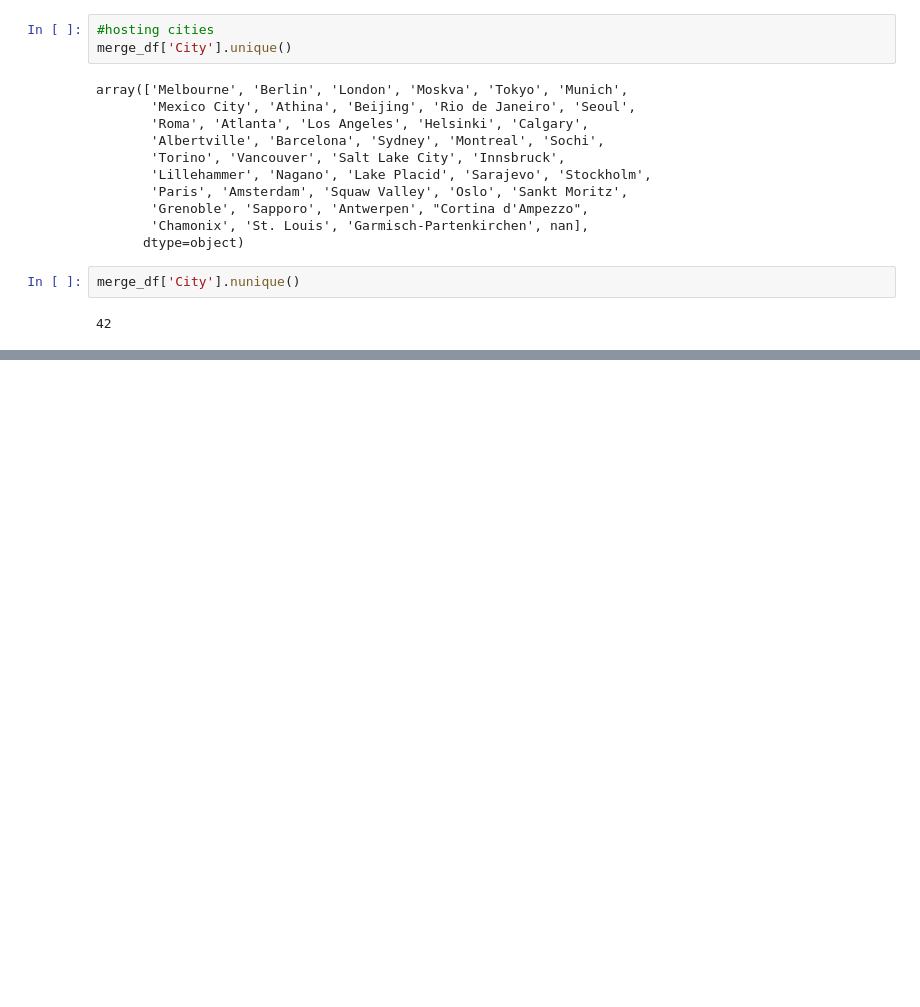
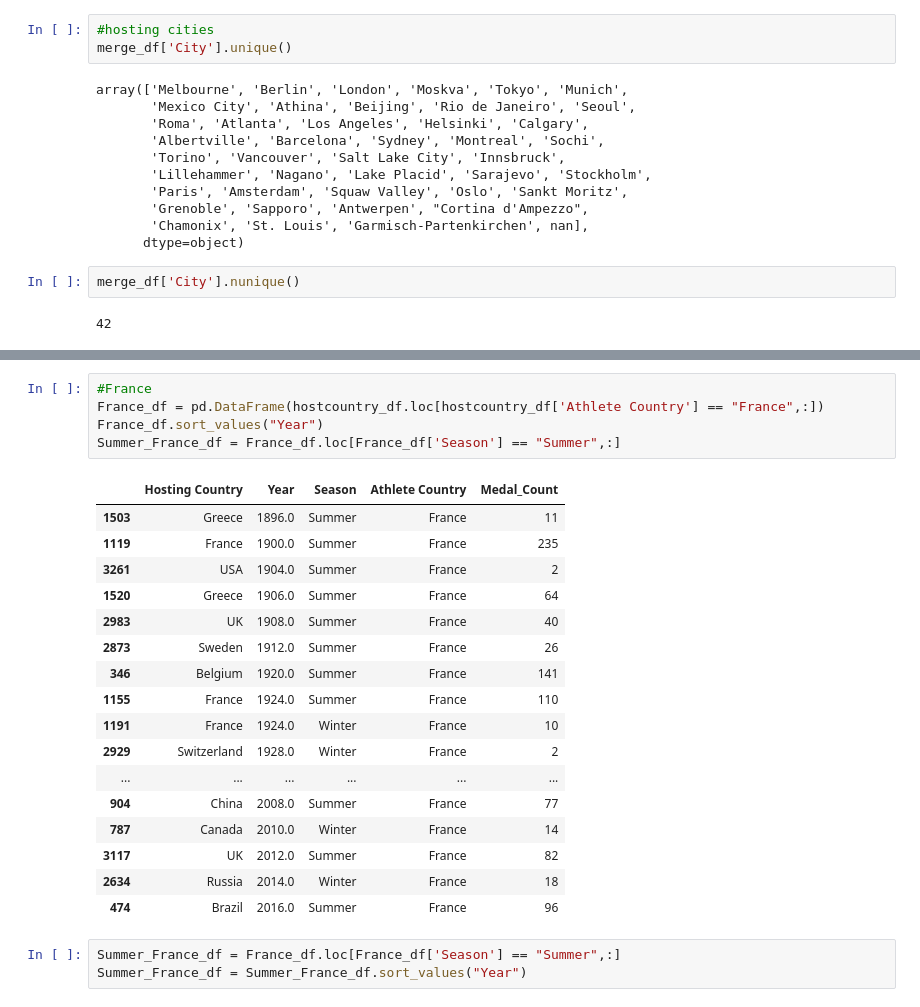
Before and after one commit to soumyaranjanswaincan/Olympic-Data-Analysis, a Jupyter notebook: analysis.ipynb, the cells around one changed output, grey strips where cells are left out. Drawn from its saved outputs; the diff is of its cells as text; blank space fills up the shorter version.

```diff
--- a/analysis.ipynb
+++ b/analysis.ipynb
@@ -195,0 +216,26 @@ merge_df['City'].nunique()
+# %%
+#France
+France_df = pd.DataFrame(hostcountry_df.loc[hostcountry_df['Athlete Country'] == "France",:])
+France_df.sort_values("Year")
+Summer_France_df = France_df.loc[France_df['Season'] == "Summer",:]
+# %% [output]
+|  | Hosting Country | Year | Season | Athlete Country | Medal_Count |
+| 1503 | Greece | 1896.0 | Summer | France | 11 |
+| 1119 | France | 1900.0 | Summer | France | 235 |
+| 3261 | USA | 1904.0 | Summer | France | 2 |
+| 1520 | Greece | 1906.0 | Summer | France | 64 |
+| 2983 | UK | 1908.0 | Summer | France | 40 |
+| 2873 | Sweden | 1912.0 | Summer | France | 26 |
+| 346 | Belgium | 1920.0 | Summer | France | 141 |
+| 1155 | France | 1924.0 | Summer | France | 110 |
+| 1191 | France | 1924.0 | Winter | France | 10 |
+| 2929 | Switzerland | 1928.0 | Winter | France | 2 |
+| ... | ... | ... | ... | ... | ... |
+| 904 | China | 2008.0 | Summer | France | 77 |
+| 787 | Canada | 2010.0 | Winter | France | 14 |
+| 3117 | UK | 2012.0 | Summer | France | 82 |
+| 2634 | Russia | 2014.0 | Winter | France | 18 |
+| 474 | Brazil | 2016.0 | Summer | France | 96 |
+# %%
+Summer_France_df = France_df.loc[France_df['Season'] == "Summer",:]
+Summer_France_df = Summer_France_df.sort_values("Year")
```
Also changed, not shown: parts of 6 cells of this notebook.
